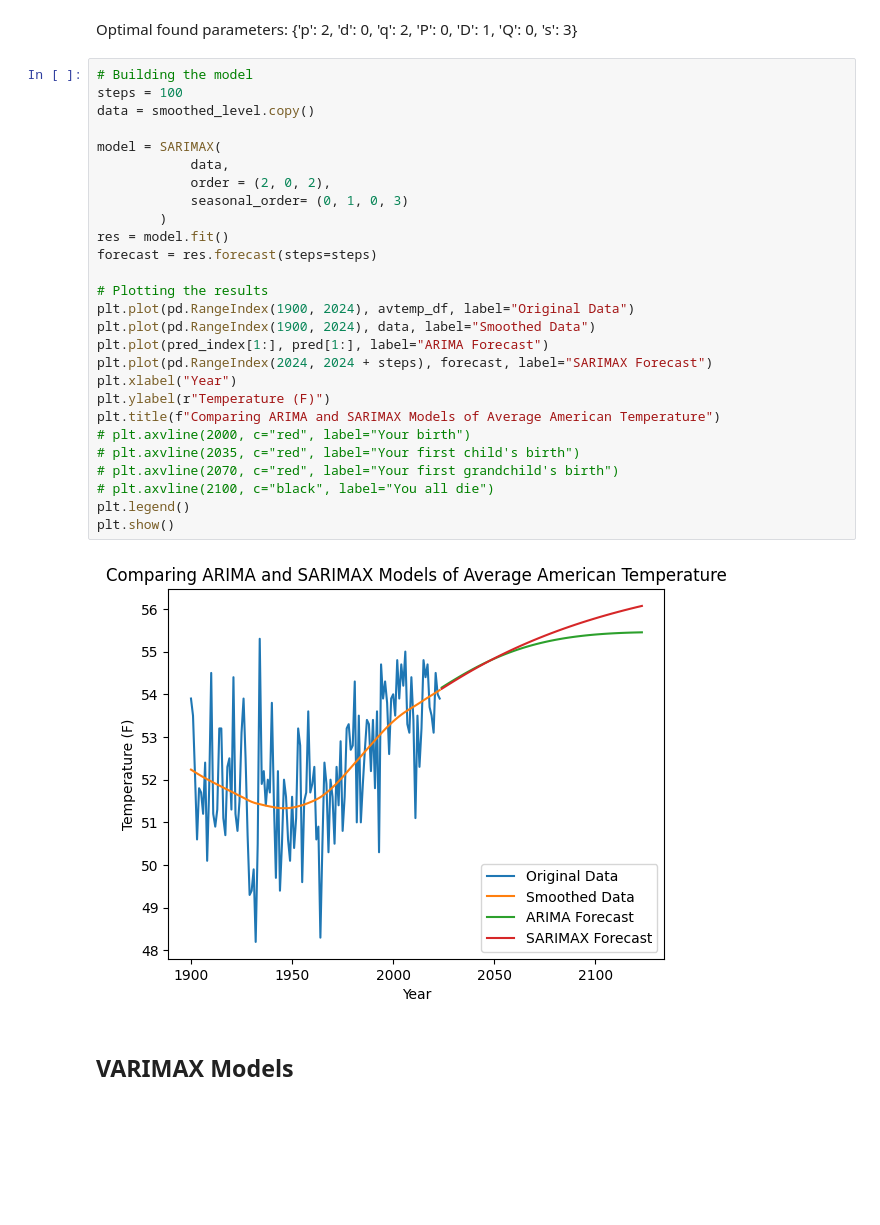
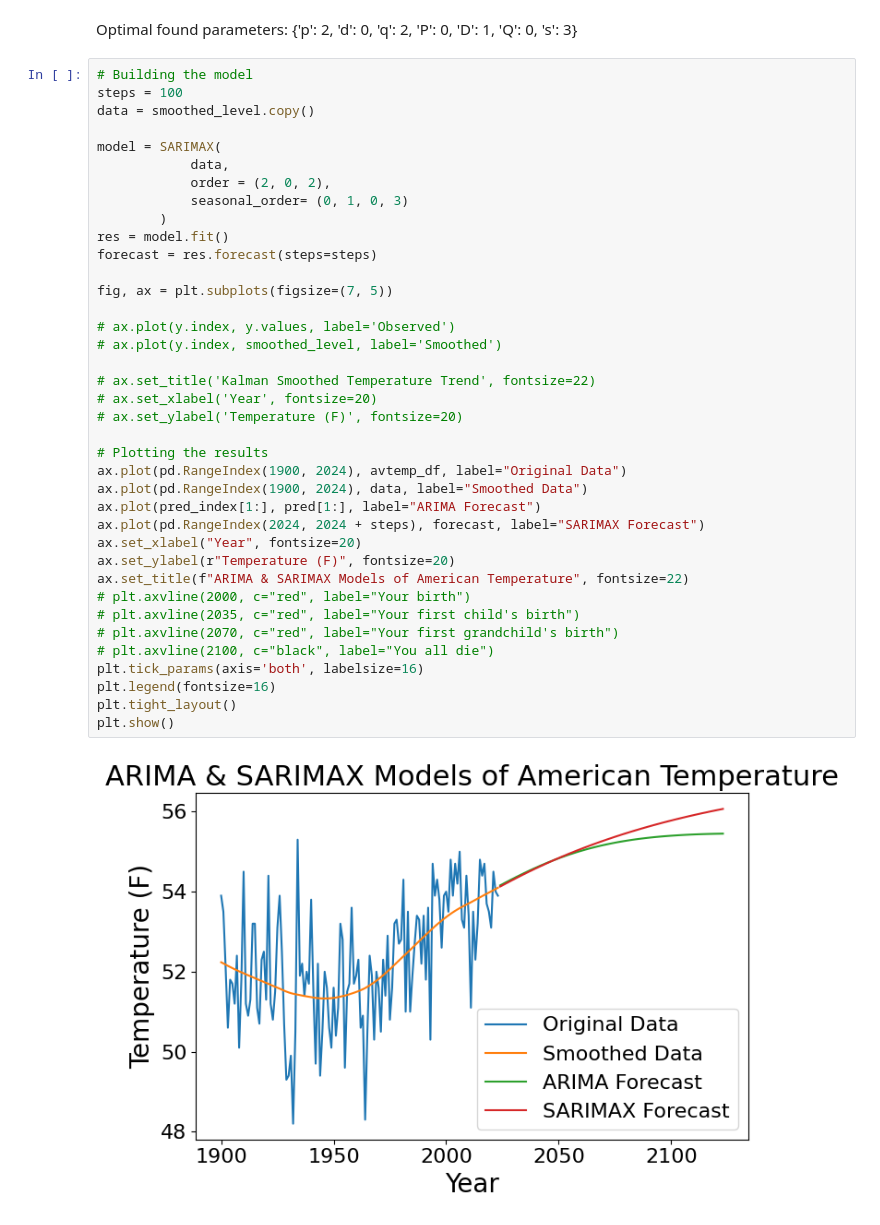
Before and after one commit to EthanPrimes/modeling_climate_change, a Jupyter notebook: arima_models.ipynb, the cells around one changed output. Saved outputs shown, nothing was run; the diff lists cells and outputs as text; blank space fills up the shorter version.

```diff
--- a/arima_models.ipynb
+++ b/arima_models.ipynb
@@ -496,31 +493,40 @@ Optimal found parameters: {'p': 2, 'd': 0, 'q': 2, 'P': 0, 'D': 1, 'Q': 0, 's':
 # %%
 # Building the model
 steps = 100
 data = smoothed_level.copy()
 
 model = SARIMAX(
             data,
             order = (2, 0, 2),
             seasonal_order= (0, 1, 0, 3)
         )
 res = model.fit()
 forecast = res.forecast(steps=steps)
 
+fig, ax = plt.subplots(figsize=(7, 5))
+
+# ax.plot(y.index, y.values, label='Observed')
+# ax.plot(y.index, smoothed_level, label='Smoothed')
+
+# ax.set_title('Kalman Smoothed Temperature Trend', fontsize=22)
+# ax.set_xlabel('Year', fontsize=20)
+# ax.set_ylabel('Temperature (F)', fontsize=20)
+
 # Plotting the results
-plt.plot(pd.RangeIndex(1900, 2024), avtemp_df, label="Original Data")
-plt.plot(pd.RangeIndex(1900, 2024), data, label="Smoothed Data")
-plt.plot(pred_index[1:], pred[1:], label="ARIMA Forecast")
-plt.plot(pd.RangeIndex(2024, 2024 + steps), forecast, label="SARIMAX Forecast")
-plt.xlabel("Year")
-plt.ylabel(r"Temperature (F)")
-plt.title(f"Comparing ARIMA and SARIMAX Models of Average American Temperature")
+ax.plot(pd.RangeIndex(1900, 2024), avtemp_df, label="Original Data")
+ax.plot(pd.RangeIndex(1900, 2024), data, label="Smoothed Data")
+ax.plot(pred_index[1:], pred[1:], label="ARIMA Forecast")
+ax.plot(pd.RangeIndex(2024, 2024 + steps), forecast, label="SARIMAX Forecast")
+ax.set_xlabel("Year", fontsize=20)
+ax.set_ylabel(r"Temperature (F)", fontsize=20)
+ax.set_title(f"ARIMA & SARIMAX Models of American Temperature", fontsize=22)
 # plt.axvline(2000, c="red", label="Your birth")
 # plt.axvline(2035, c="red", label="Your first child's birth")
 # plt.axvline(2070, c="red", label="Your first grandchild's birth")
 # plt.axvline(2100, c="black", label="You all die")
-plt.legend()
+plt.tick_params(axis='both', labelsize=16)
+plt.legend(fontsize=16)
+plt.tight_layout()
 plt.show()
 # %% [output]
-[figure, old version]
+[figure, new version]
-# %% [markdown]
-## VARIMAX Models
```
Also changed, not shown: parts of 4 cells of this notebook, 3 other files.
